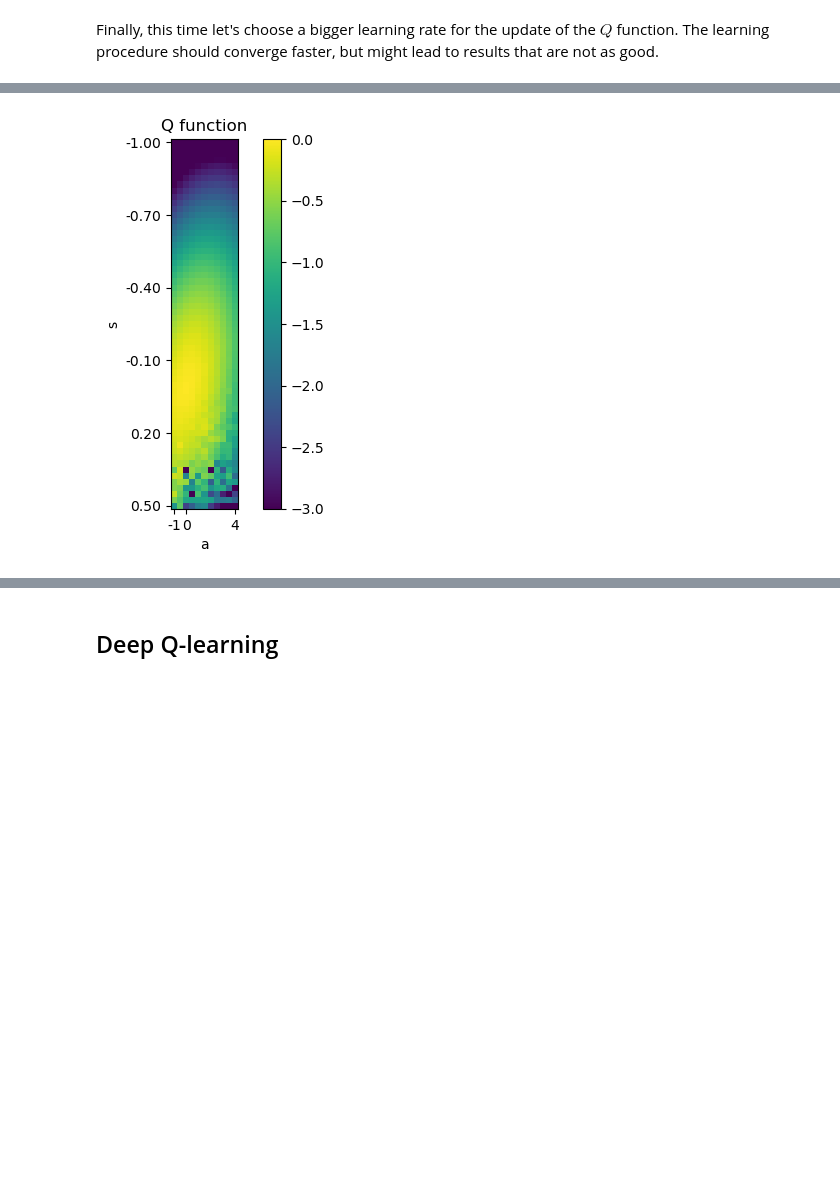
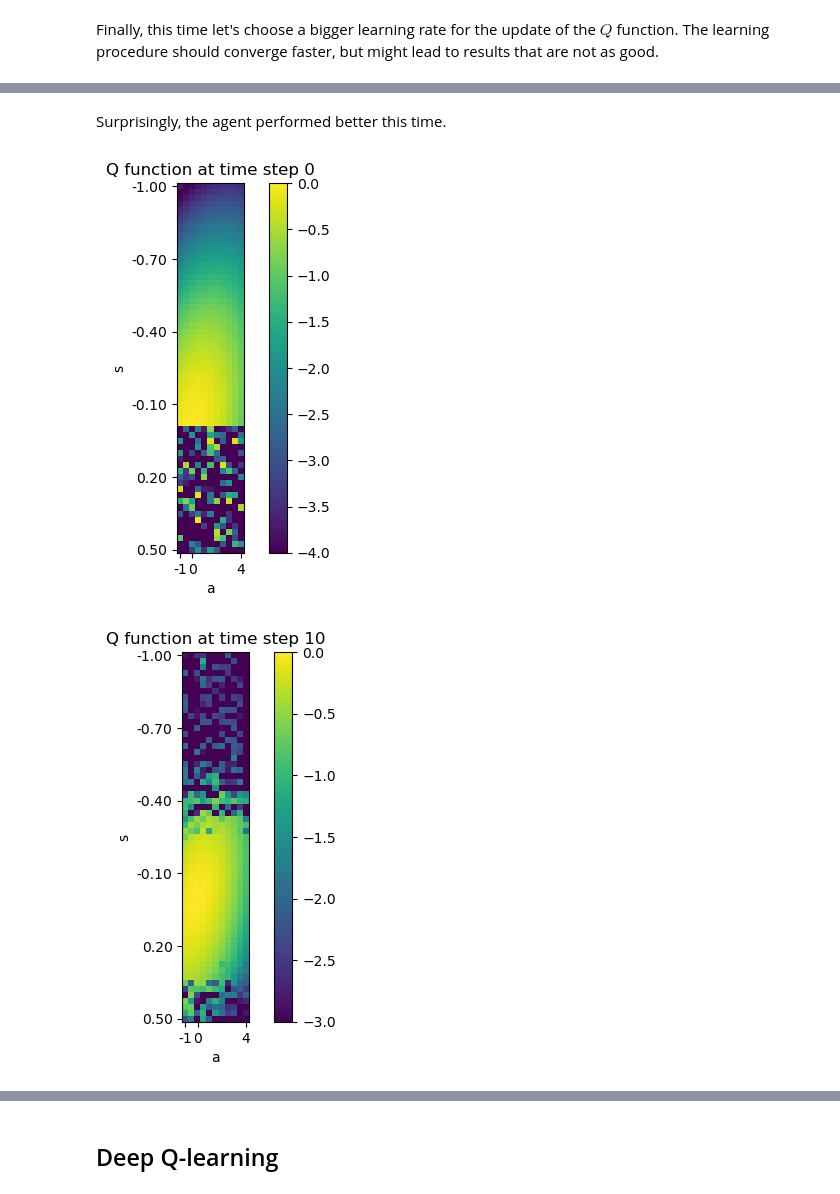
Before and after one commit to TheiloT/Q-learning-sped-up-cart, a Jupyter notebook: cart-control.ipynb, the cells around one changed output, grey strips where cells are left out. Cells and saved outputs as stored; diff of their text form; code cells hidden in the pictures; blank space fills up the shorter version.

Commit message:
1D cart with simple Q-learning, time dependant Q

```diff
--- a/cart-control.ipynb
+++ b/cart-control.ipynb
@@ -415,7 +415,7 @@ x_RL_to_x = lambda x: transform_interval(0, (OMEGAr-OMEGAl)*N_OMEGA, OMEGAl, OME
 
 # Q-learning algorithm parameters
 LEARNING_RATE = 0.2  # Default learning rate
-EPSILON = 0.1  # Default epsilon for the u-epsilon policy
+EPSILON = 0.2  # Default epsilon for the u-epsilon policy
 N_EPSISODES = 100  # Default number of episodes for training
 # %% [markdown]
 ### Formulation
@@ -500,7 +520,7 @@ def simulator(x0, policy):
     x[0] = x0
     for n in range(N):
         s = x_to_x_RL(x[n])
-        a = policy(s)
+        a = policy(n, s)
         u[n] = u_RL_to_u(a)
         x[n+1] = x_RL_to_x(transition_function(s, a))
     return (x,u)
@@ -559,15 +588,17 @@ class Agent:
 # %% [markdown]
 The next function will allow us to visualize Q and interprete it.
 # %%
-def plot_Q(Q, state_zoom=None, colorbar_limits=None):
+def plot_Q(Q, n, state_zoom=None, colorbar_limits=None):
     """
-    Plots the heatmap of the weights of Q represented as a matrix.
+    Plots the heatmap of the weights of Q (represented as a matrix) at time n*\Delta_t.
     The x and y axes are scaled to represent the states and actions in \Omega and U, not \Omega^{RL} and U^{RL}.
 
     Parameters
     ----------
-    Q: np.array of size (|S|, |A|) with S and A the state and action spaces
+    Q: np.array of size (T, |OMEGA^RL|, |A|) with OMEGA^RL and A the spatial-state and action spaces
         The array representing the Q function.
+    n: int
+        The time step at which we represent Q.
     state_zoom: None | tuple(int, int)
         Interval of the state to show on the heatmap. If None, shows the entire state space.
     colorbar_limits: None | tuple(float, float)
@@ -577,6 +608,7 @@ def plot_Q(Q, state_zoom=None, colorbar_limits=None):
     ------
     None
     """
+    Q = Q[n]
     state_zoom = state_zoom if state_zoom else (0, Q.shape[0]-1)
     colorbar_limits = colorbar_limits if colorbar_limits else (None, None)
     truncated_Q = Q[state_zoom[0]:state_zoom[1]+1, :]
@@ -587,7 +619,7 @@ def plot_Q(Q, state_zoom=None, colorbar_limits=None):
     xticks = np.array([0, u_to_u_RL(0), Q.shape[1]-1])
     plt.xticks(ticks=xticks, labels=[Ul, 0, Ur])
     plt.colorbar()
-    plt.title("Q function")
+    plt.title(f"Q function at time step {n}")
     plt.xlabel("a")
     plt.ylabel("s")
     plt.show()
@@ -738,4 +794,9 @@ Optimal cost: 2.527618791039859
+# %% [markdown]
+Surprisingly, the agent performed better this time.
 # %%
-plot_Q(agent.Q, state_zoom=(x_to_x_RL(-1), x_to_x_RL(0.5)), colorbar_limits=(-3, 0))
+plot_Q(agent.Q, 0, state_zoom=(x_to_x_RL(-1), x_to_x_RL(0.5)), colorbar_limits=(-4, 0))
+plot_Q(agent.Q, N//2, state_zoom=(x_to_x_RL(-1), x_to_x_RL(0.5)), colorbar_limits=(-3, 0))
+plot_Q(agent.Q, N-1, state_zoom=(x_to_x_RL(-1), x_to_x_RL(0.5)), colorbar_limits=(-2, 0))
 # %% [output]
-[figure, old version]
+[figure, new version]
+[figure, added]
```
Also changed, not shown: parts of 56 cells of this notebook, 1 other file.
